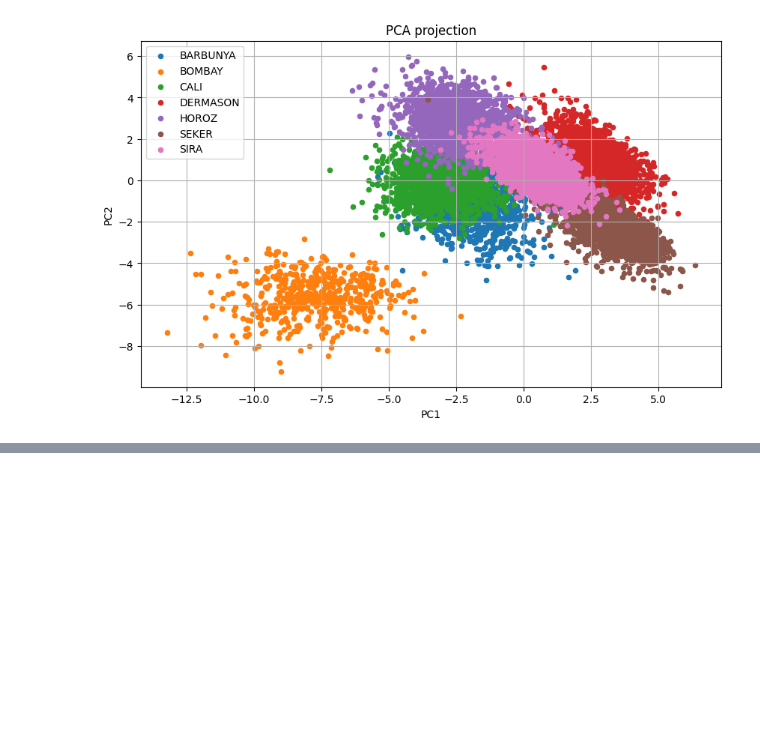
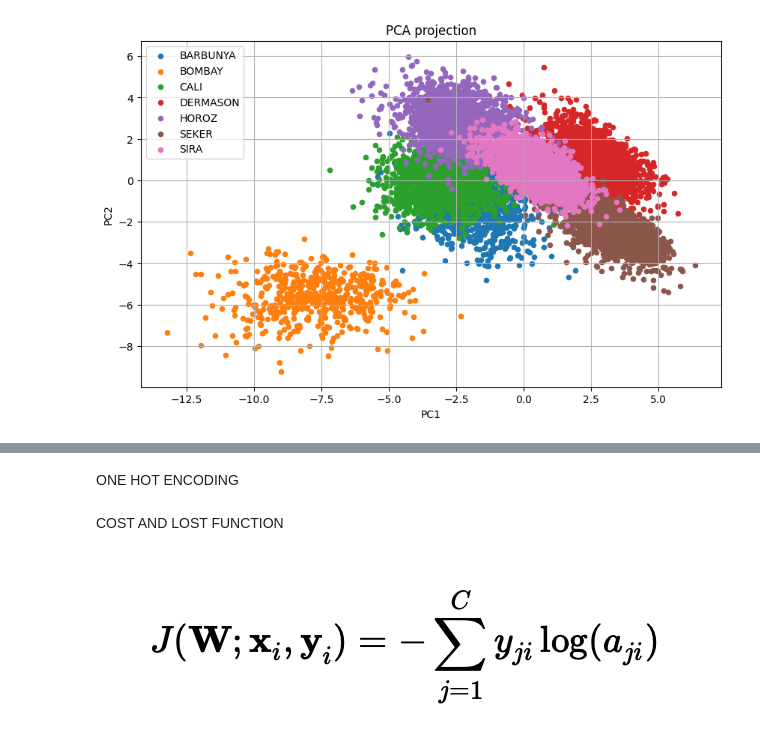
Before and after one commit to alaricbat/SoftmaxRegression, a Jupyter notebook: SoftmaxRegression/program/softmax_handson.ipynb, the cells around one changed output, grey strips where cells are left out. Saved outputs shown, nothing was run; the diff lists cells and outputs as text; code cells hidden in the pictures; blank space fills up the shorter version.

Commit message:
AI:SoftmaxRegression:130725:Integrate softmax regression functions part I

```diff
--- a/SoftmaxRegression/program/softmax_handson.ipynb
+++ b/SoftmaxRegression/program/softmax_handson.ipynb
@@ -223,0 +270,2 @@ plt.show()
+# %% [markdown]
+ONE HOT ENCODING
@@ -223,0 +288,6 @@ plt.show()
+# %% [markdown]
+COST AND LOST FUNCTION
+# %%
+display(Image(filename='../photos/fomulation/cost_function.png'))
+# %% [output]
+[figure, added]
```
Also changed, not shown: parts of 12 cells of this notebook, 2 other files.
